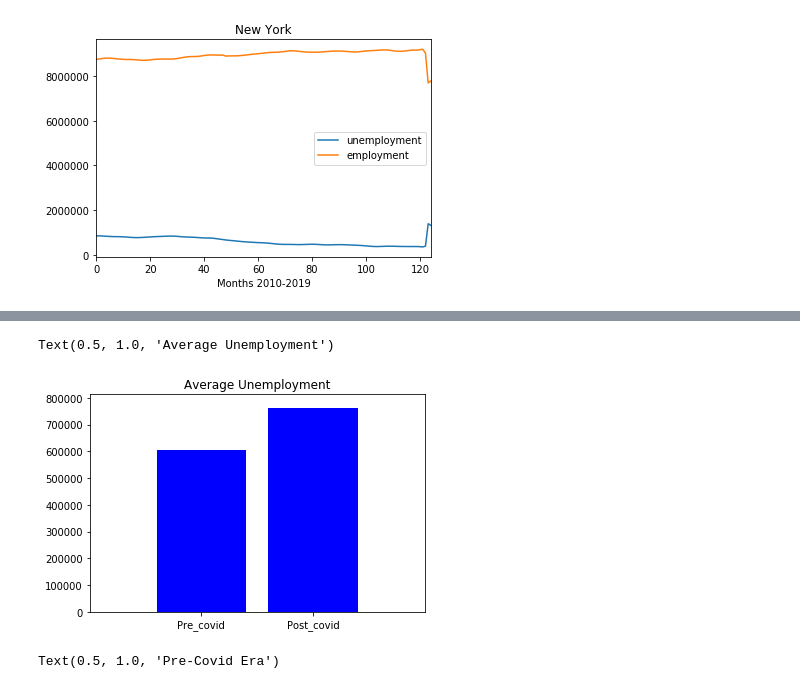
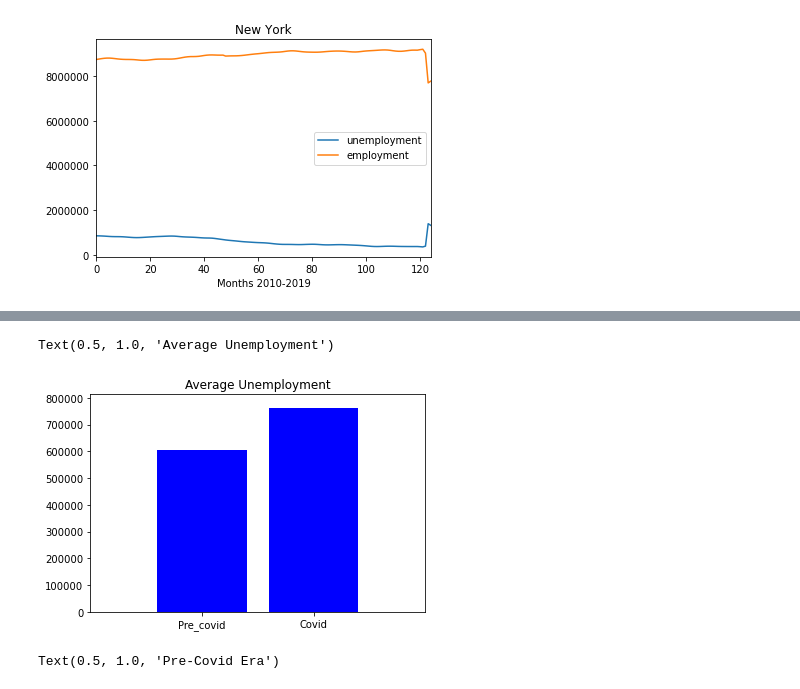
Before and after one commit to CovidSurvivalGroup/CovidSurviving-Economics, a Jupyter notebook: visuals/NY_visuals.ipynb, the cells around one changed output, grey strips where cells are left out. Cells and saved outputs as stored; diff of their text form; code cells hidden in the pictures.

```diff
--- a/visuals/NY_visuals.ipynb
+++ b/visuals/NY_visuals.ipynb
@@ -47,15 +47,15 @@ pre_covid=top["unemployment"].mean()
 # %%
 covid_avrg=[pre_covid,post_covid]
 x_axis = np.arange(len(covid_avrg))
 plt.bar(x_axis, covid_avrg, color='b', alpha=1, align="center")
 tick_locations = [value for value in x_axis]
-plt.xticks(tick_locations, ["Pre_covid", "Post_covid"])
+plt.xticks(tick_locations, ["Pre_covid", "Covid"])
 plt.xlim(-1, len(x_axis)-0)
 plt.ylim(0, max(covid_avrg)+50000)
 plt.title("Average Unemployment")
 # %% [output]
 Text(0.5, 1.0, 'Average Unemployment')
-[figure, old version]
+[figure, new version]
 # %%
 tail_b=newyork.tail(5)
 post_covid_b=tail_b["single_home_avg_prices"].mean()
```
Also changed, not shown: parts of 3 cells of this notebook, 13 other files.
